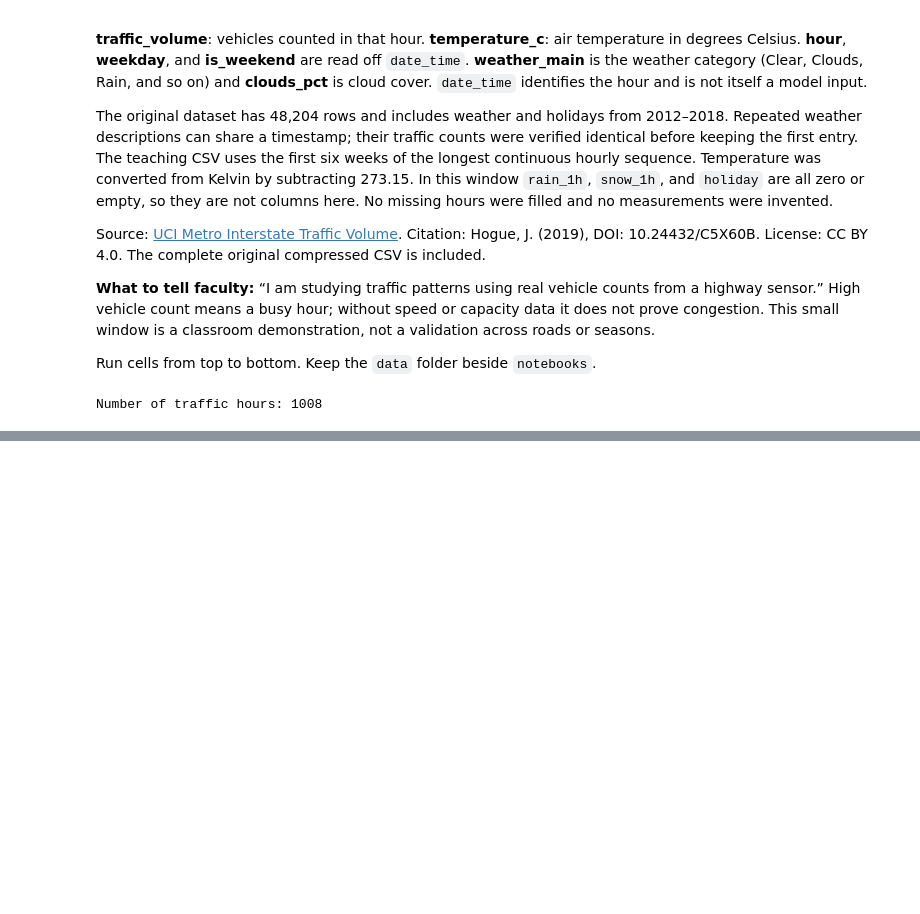
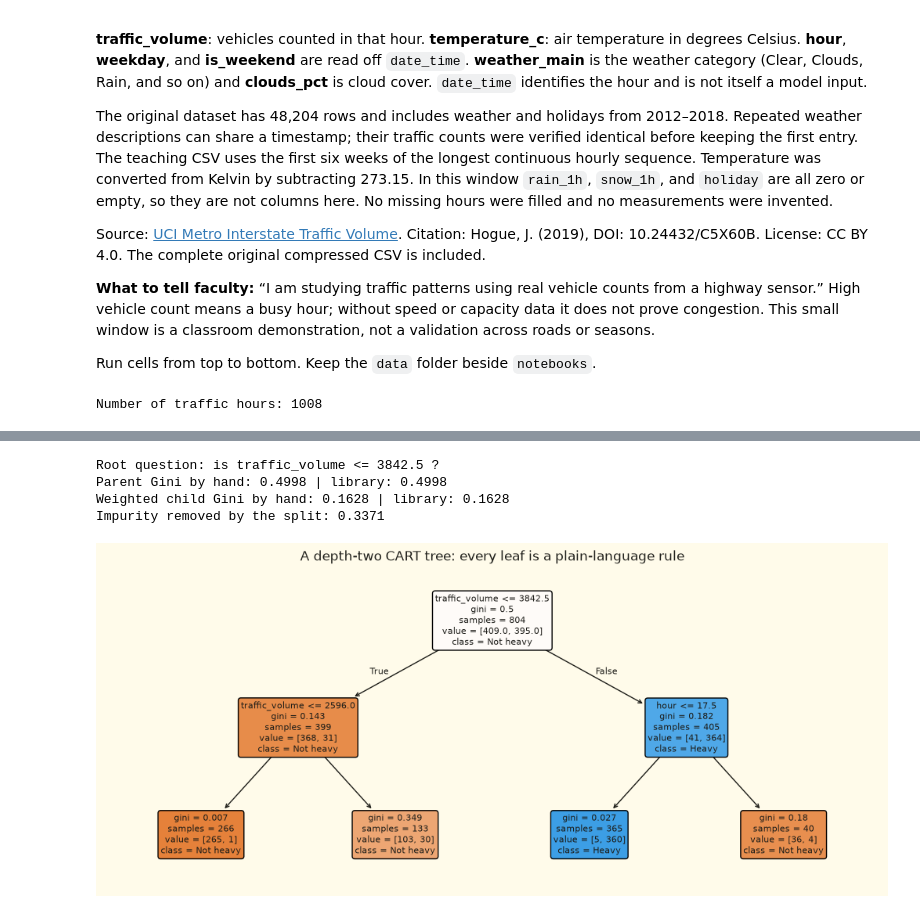
Before and after one commit to Skygazer1111/MLWeeklyProject, a Jupyter notebook: ml-lab/dist/notebooks/unit_5_combining_models.ipynb, the cells around one changed output, grey strips where cells are left out. Cells and saved outputs as stored; diff of their text form; code cells hidden in the pictures; blank space fills up the shorter version.

```diff
--- a/ml-lab/dist/notebooks/unit_5_combining_models.ipynb
+++ b/ml-lab/dist/notebooks/unit_5_combining_models.ipynb
@@ -127,0 +131,29 @@ A tree is one model; an ensemble combines several models. Compare the measured t
+# %%
+tree = DecisionTreeClassifier(max_depth=2, random_state=42).fit(X_train, y_train)
+nodes = tree.tree_
+
+def gini(labels):
+    p = np.mean(labels)
+    return 1 - p ** 2 - (1 - p) ** 2
+
+feature, cut = FEATURES[nodes.feature[0]], nodes.threshold[0]
+column = X_train[feature].to_numpy()
+left, right = y_train[column <= cut], y_train[column > cut]
+by_hand = (len(left) * gini(left) + len(right) * gini(right)) / len(y_train)
+kid_l, kid_r = nodes.children_left[0], nodes.children_right[0]   # the root's two children
+library = (nodes.n_node_samples[kid_l] * nodes.impurity[kid_l] + nodes.n_node_samples[kid_r] * nodes.impurity[kid_r]) / nodes.n_node_samples[0]
+print('Root question: is', feature, '<=', round(cut, 2), '?')
+print('Parent Gini by hand:', round(gini(y_train), 4), '| library:', round(nodes.impurity[0], 4))
+print('Weighted child Gini by hand:', round(by_hand, 4), '| library:', round(library, 4))
+print('Impurity removed by the split:', round(gini(y_train) - by_hand, 4))
+
+fig, ax = plt.subplots(figsize=(10, 4.4), layout='constrained')
+plot_tree(tree, feature_names=FEATURES, class_names=['Not heavy', 'Heavy'], filled=True, rounded=True, fontsize=8, ax=ax)
+ax.set_title('A depth-two CART tree: every leaf is a plain-language rule')
+plt.show()
+# %% [output]
+Root question: is traffic_volume <= 3842.5 ?
+Parent Gini by hand: 0.4998 | library: 0.4998
+Weighted child Gini by hand: 0.1628 | library: 0.1628
+Impurity removed by the split: 0.3371
+[figure, added]
```
Also changed, not shown: parts of 33 cells of this notebook, 18 other files.
